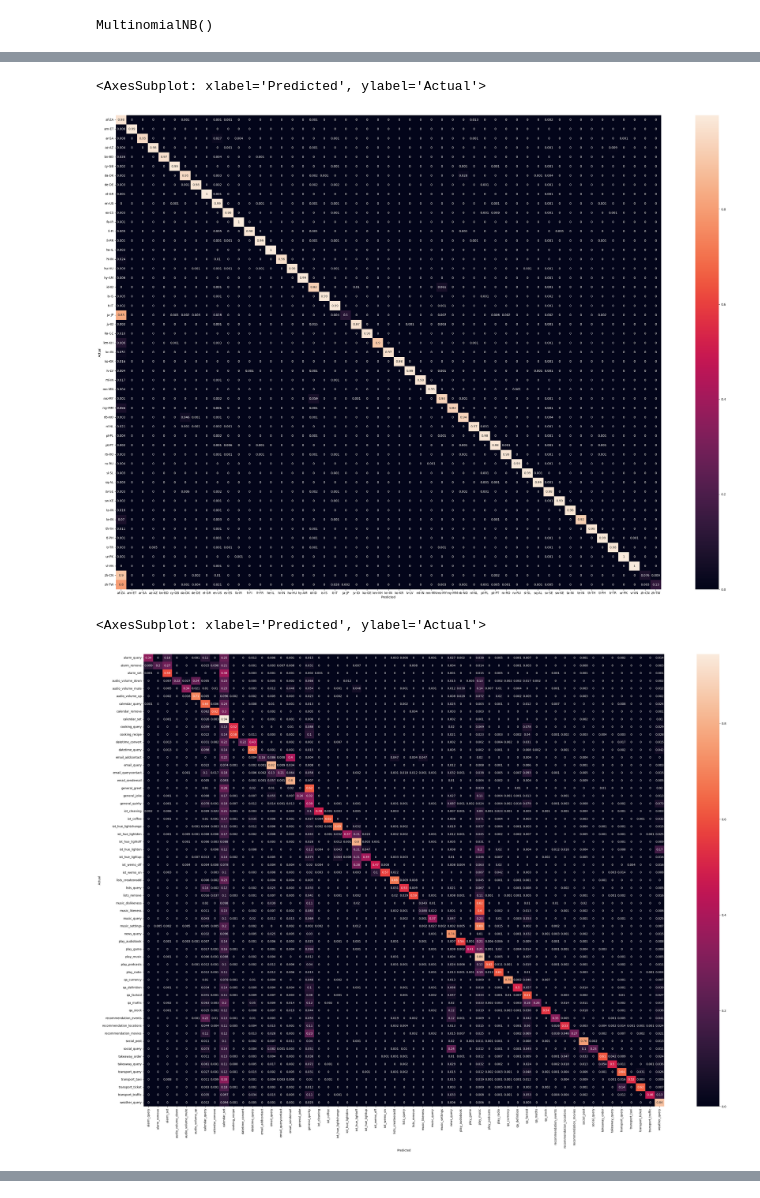
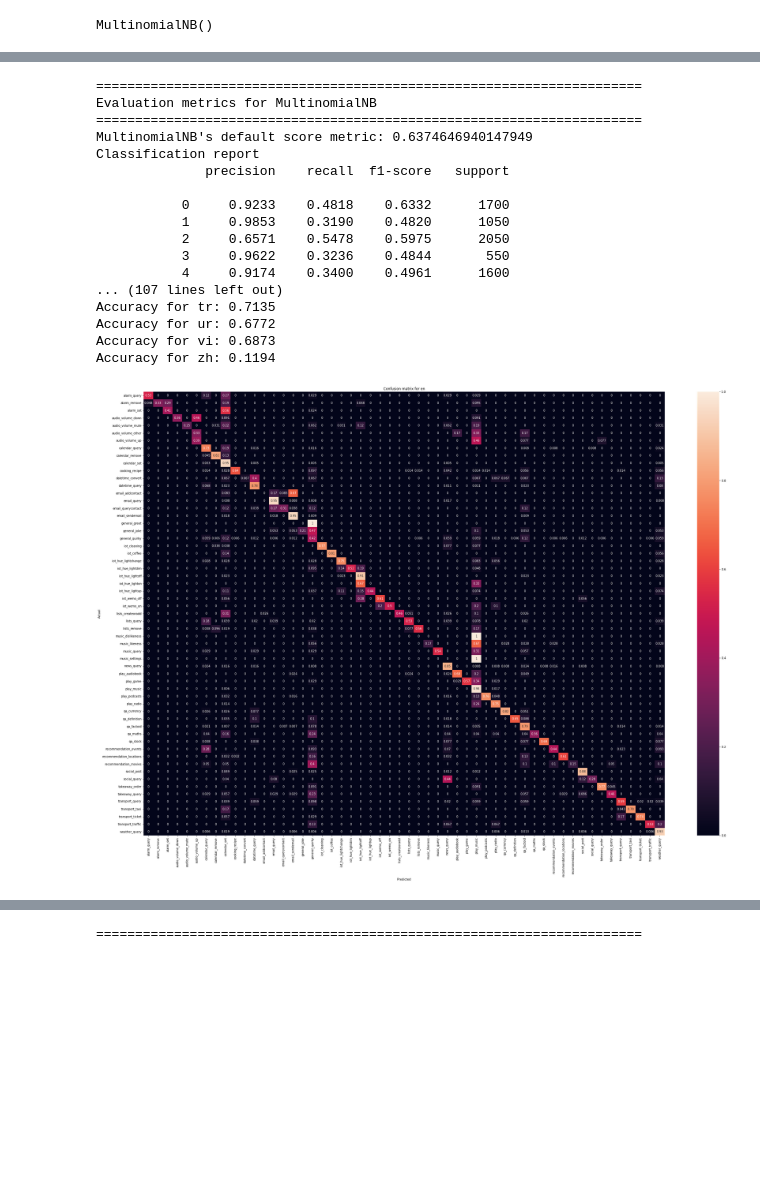
Before and after one commit to 1Krypt0/FEUP-PLN-PROJ, a Jupyter notebook: baseline.ipynb, the cells around one changed output, grey strips where cells are left out. Cells and saved outputs as stored; diff of their text form; code cells hidden in the pictures; blank space fills up the shorter version.

```diff
--- a/baseline.ipynb
+++ b/baseline.ipynb
@@ -105,8 +111,5 @@ from sklearn.feature_extraction.text import CountVectorizer
 import numpy as np
 
 vectorizer = CountVectorizer()
-X_train = vectorizer.fit_transform(corpus_train)
-
-X_dev = vectorizer.transform(corpus_dev)
-print(X_train.shape, X_dev.shape)
+vectorizer.fit(training_df['utt'].values)
 # %% [output]
@@ -114,3 +117,16 @@ print(X_train.shape, X_dev.shape)
+# %%
+input_cols = [f'__{feature_name}' for feature_name in vectorizer.get_feature_names_out()]
+output_cols = ['intent']
+
+training_inputs = vectorizer.transform(training_df['utt'].values)
+testing_inputs = vectorizer.transform(testing_df['utt'].values)
+training_classes = training_df[output_cols].values.reshape(-1)
+testing_classes = testing_df[output_cols].values.reshape(-1)
+# %%
+indices = {}
+
+for lang in testing_df['locale'].unique():
+    indices[lang] = testing_df.index[(testing_df['locale'] == lang)].values
 # %%
 print(vectorizer.get_feature_names_out())
 # %% [output]
@@ -127,6 +136,6 @@ from sklearn.naive_bayes import MultinomialNB
 from sklearn.multioutput import MultiOutputClassifier
 
 clf = MultinomialNB()
-clf.fit(X_train, y_train)
+clf.fit(training_inputs, training_classes)
 # %% [output]
 MultinomialNB()
@@ -391,23 +142,21 @@ F1: 0.5035775201015295
-# %%
-# generate a confusion matrix for the locales
-import seaborn as sn
-
-plt.figure(figsize = (40,28))
-freq = pd.crosstab(y_dev_locales, y_pred_locales, normalize='index', rownames=['Actual'], colnames=['Predicted'])
-
-freq = np.round(freq, 3)
-
-sn.heatmap(freq, annot=True)
-# %% [output]
-<AxesSubplot: xlabel='Predicted', ylabel='Actual'>
-[figure, removed]
-# %%
-plt.figure(figsize = (40,28))
-freq = pd.crosstab(y_dev_intents, y_pred_intents, normalize='index', rownames=['Actual'], colnames=['Predicted'])
-
-freq = np.round(freq, 3)
-
-sn.heatmap(freq, annot=True)
-# %% [output]
-<AxesSubplot: xlabel='Predicted', ylabel='Actual'>
-[figure, removed]
+# %%
+evaluate_model(clf, testing_inputs, testing_classes, encoder, indices)
+# %% [output]
+======================================================================
+Evaluation metrics for MultinomialNB
+======================================================================
+MultinomialNB's default score metric: 0.6374646940147949
+Classification report
+              precision    recall  f1-score   support
+
+           0     0.9233    0.4818    0.6332      1700
+           1     0.9853    0.3190    0.4820      1050
+           2     0.6571    0.5478    0.5975      2050
+           3     0.9622    0.3236    0.4844       550
+           4     0.9174    0.3400    0.4961      1600
+... (107 lines left out)
+Accuracy for tr: 0.7135
+Accuracy for ur: 0.6772
+Accuracy for vi: 0.6873
+Accuracy for zh: 0.1194
+[figure, added]
@@ -413,0 +166 @@ sn.heatmap(freq, annot=True)
+======================================================================
```
Also changed, not shown: parts of 18 cells of this notebook, 2 other files.
